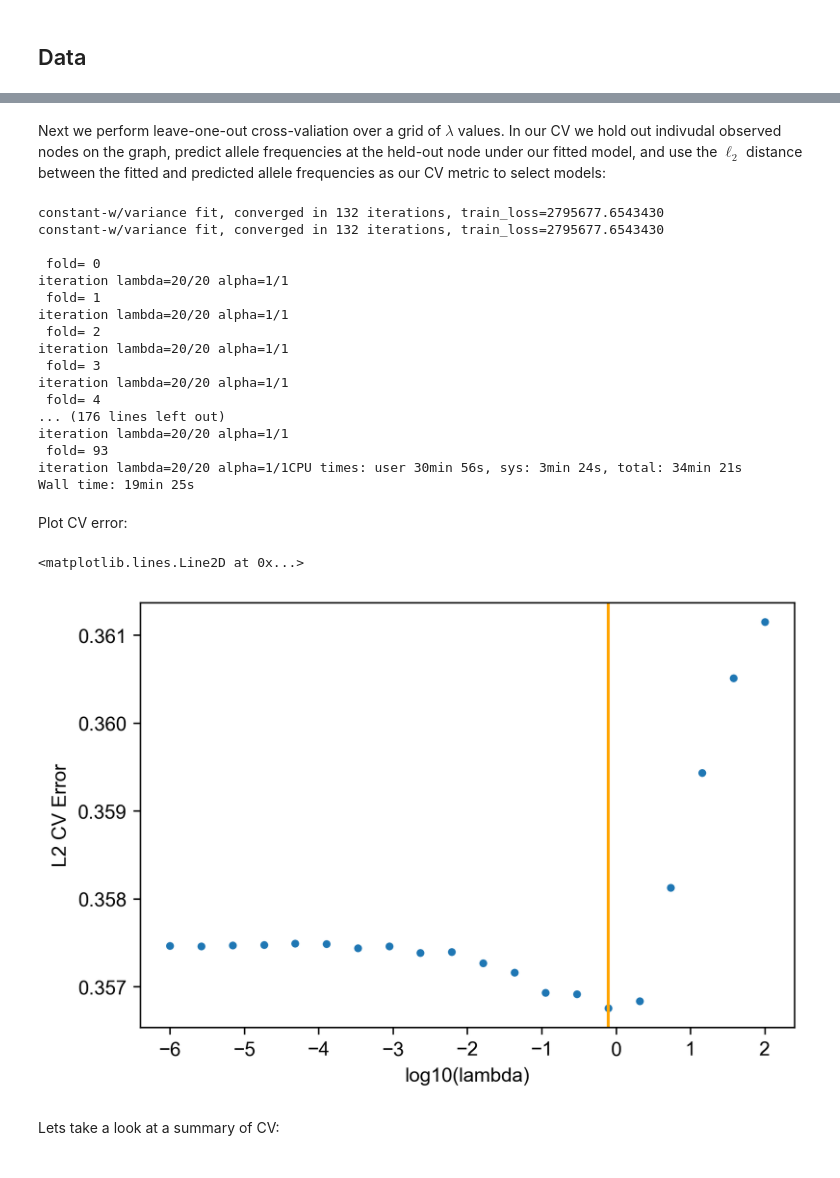
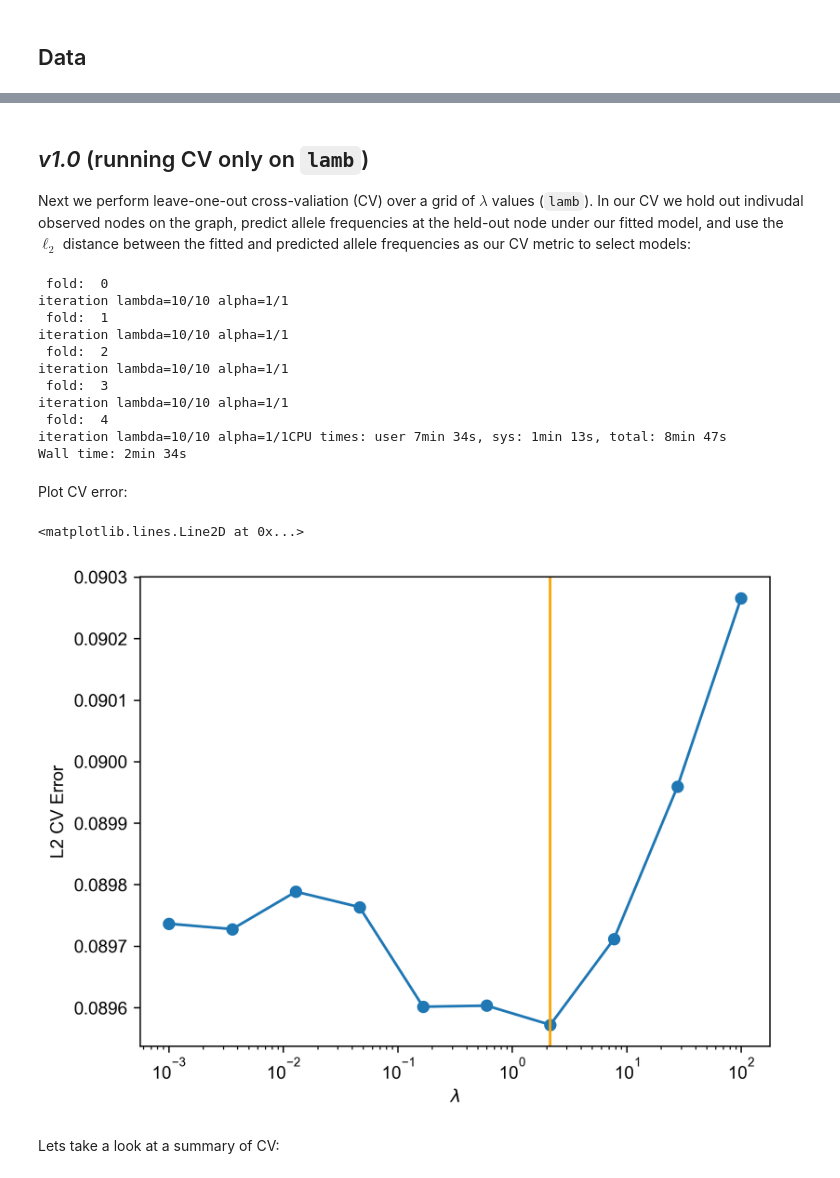
Before and after one commit to NovembreLab/feems, a Jupyter notebook: docsrc/notebooks/cross-validation.ipynb, the cells around one changed output, grey strips where cells are left out. Saved outputs shown, nothing was run; the diff lists cells and outputs as text; code cells hidden in the pictures.

```diff
--- a/docsrc/notebooks/cross-validation.ipynb
+++ b/docsrc/notebooks/cross-validation.ipynb
@@ -29,7 +31,7 @@ plt.rcParams["font.sans-serif"] = "Arial"
 # %% [markdown]
 ## Data
 # %%
-data_path = pkg_resources.resource_filename("feems", "data/")
+data_path = resources.files("feems") / "data/"
 
 # read the genotype data and mean impute missing data
 (bim, fam, G) = read_plink("{}/wolvesadmix".format(data_path))
@@ -54,0 +67,13 @@ sp_graph = SpatialGraph(genotypes, coord, grid, edges, scale_snps=True)
+# %%
+%%time
+# define grids
+# reverse the order of lambdas and alphas for warmstart
+lamb_grid = np.geomspace(1e-3, 1e2, 10, endpoint=True)[::-1]
+lamb_q_grid = np.geomspace(1e-2, 1e2, 5, endpoint=True)[::-1]
+
+# run cross-validation over both smoothing parameters
+# ~NEW~ function
+cv_err = run_cv_joint(sp_graph, lamb_grid, lamb_q_grid, n_folds=5, factr=1e10)
+
+# average over folds
+mean_cv_err = np.mean(cv_err, axis=0)
@@ -54,0 +95,12 @@ sp_graph = SpatialGraph(genotypes, coord, grid, edges, scale_snps=True)
+# %%
+# lamb & lamb_q CV values
+lamb_q_cv = lamb_q_grid[np.where(mean_cv_err == np.min(mean_cv_err))[0][0]]
+lamb_cv = lamb_grid[np.where(mean_cv_err == np.min(mean_cv_err))[1][0]]
+
+# plot the figure of CV error
+plt.figure(dpi = 200)
+plt.gca().set_prop_cycle(color=[plt.get_cmap('Greys_r').resampled(len(lamb_q_grid)+2)(i) for i in range(1,len(lamb_q_grid)+1)])
+lineObj = plt.plot(lamb_grid, mean_cv_err.T, '-o', linewidth = 2, alpha = 0.8)
+plt.legend(lineObj, lamb_q_grid, title=r'$\lambda_q$'); plt.grid()
+plt.xlabel(r'$\lambda$'); plt.semilogx(); plt.ylabel('LOO-CV error')
+plt.axvline(lamb_cv, linewidth = 2, color = 'orange')
@@ -55,13 +193,15 @@ sp_graph = SpatialGraph(genotypes, coord, grid, edges, scale_snps=True)
 # %% [markdown]
-Next we perform leave-one-out cross-valiation over a grid of $\lambda$ values. In our CV we hold out indivudal observed nodes on the graph, predict allele frequencies at the held-out node under our fitted model, and use the $\ell_2$ distance between the fitted and predicted allele frequencies as our CV metric to select models:
+## _v1.0_ (running CV only on `lamb`)
+
+Next we perform leave-one-out cross-valiation (CV) over a grid of $\lambda$ values (`lamb`). In our CV we hold out indivudal observed nodes on the graph, predict allele frequencies at the held-out node under our fitted model, and use the $\ell_2$ distance between the fitted and predicted allele frequencies as our CV metric to select models:
 # %%
 %%time
 # define grids
 # reverse the order of lambdas and alphas for warmstart
-lamb_grid = np.geomspace(1e-6, 1e2, 20)[::-1]
+lamb_grid = np.geomspace(1e-3, 1e2, 10, endpoint=True)[::-1]
 
 # run cross-validation
-cv_err = run_cv(sp_graph, lamb_grid, n_folds=sp_graph.n_observed_nodes, factr=1e10)
+cv_err = run_cv(sp_graph, lamb_grid, n_folds=5, factr=1e10)
 
 # average over folds
 mean_cv_err = np.mean(cv_err, axis=0)
@@ -69,34 +209,28 @@ mean_cv_err = np.mean(cv_err, axis=0)
 # argmin of cv error
 lamb_cv = float(lamb_grid[np.argmin(mean_cv_err)])
 # %% [output]
-constant-w/variance fit, converged in 132 iterations, train_loss=2795677.6543430
-constant-w/variance fit, converged in 132 iterations, train_loss=2795677.6543430
-
- fold= 0
-iteration lambda=20/20 alpha=1/1
- fold= 1
-iteration lambda=20/20 alpha=1/1
- fold= 2
-iteration lambda=20/20 alpha=1/1
- fold= 3
-iteration lambda=20/20 alpha=1/1
- fold= 4
-... (176 lines left out)
-iteration lambda=20/20 alpha=1/1
- fold= 93
-iteration lambda=20/20 alpha=1/1CPU times: user 30min 56s, sys: 3min 24s, total: 34min 21s
-Wall time: 19min 25s
+ fold:  0
+iteration lambda=10/10 alpha=1/1
+ fold:  1
+iteration lambda=10/10 alpha=1/1
+ fold:  2
+iteration lambda=10/10 alpha=1/1
+ fold:  3
+iteration lambda=10/10 alpha=1/1
+ fold:  4
+iteration lambda=10/10 alpha=1/1CPU times: user 7min 34s, sys: 1min 13s, total: 8min 47s
+Wall time: 2min 34s
 # %% [markdown]
 Plot CV error:
 # %%
 fig, ax = plt.subplots(dpi=300)
-ax.plot(np.log10(lamb_grid), mean_cv_err, ".");
-ax.set_xlabel("log10(lambda)");
+ax.plot(lamb_grid, mean_cv_err, "-o");
+ax.set_xlabel(r"$\lambda$"); ax.set_xscale('log')
 ax.set_ylabel("L2 CV Error");
-ax.axvline(np.log10(lamb_cv), color = "orange")
+ax.axvline(lamb_cv, color = "orange")
 # %% [output]
 <matplotlib.lines.Line2D at 0x...>
-[figure, old version]
+[figure, new version]
 # %% [markdown]
 Lets take a look at a summary of CV:
 # %%
```
Also changed, not shown: parts of 17 cells of this notebook, 1 other file.
